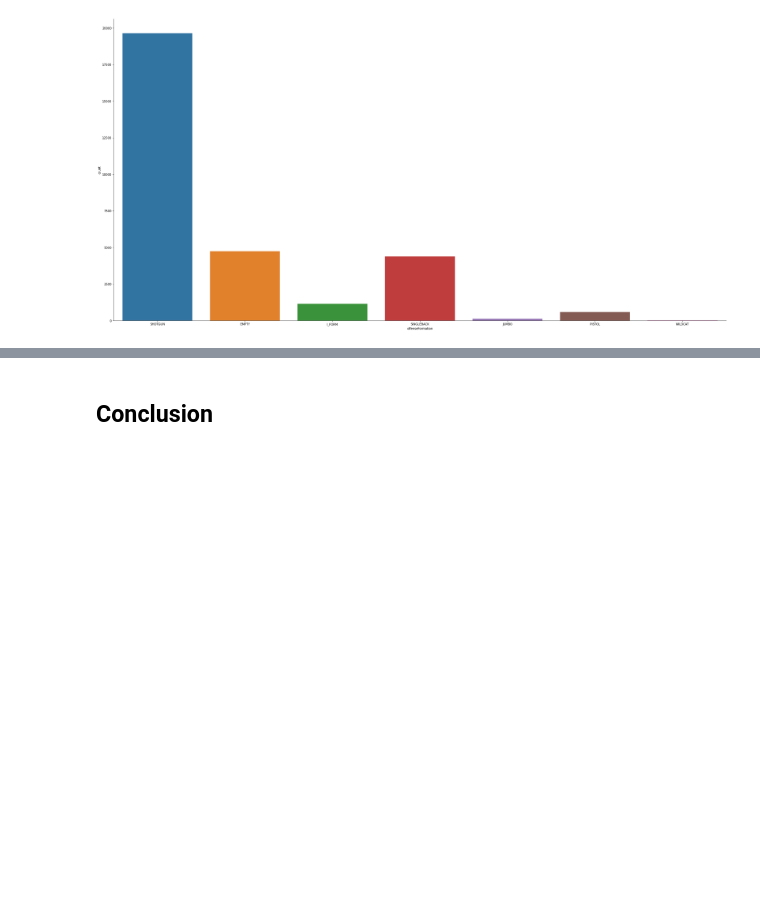
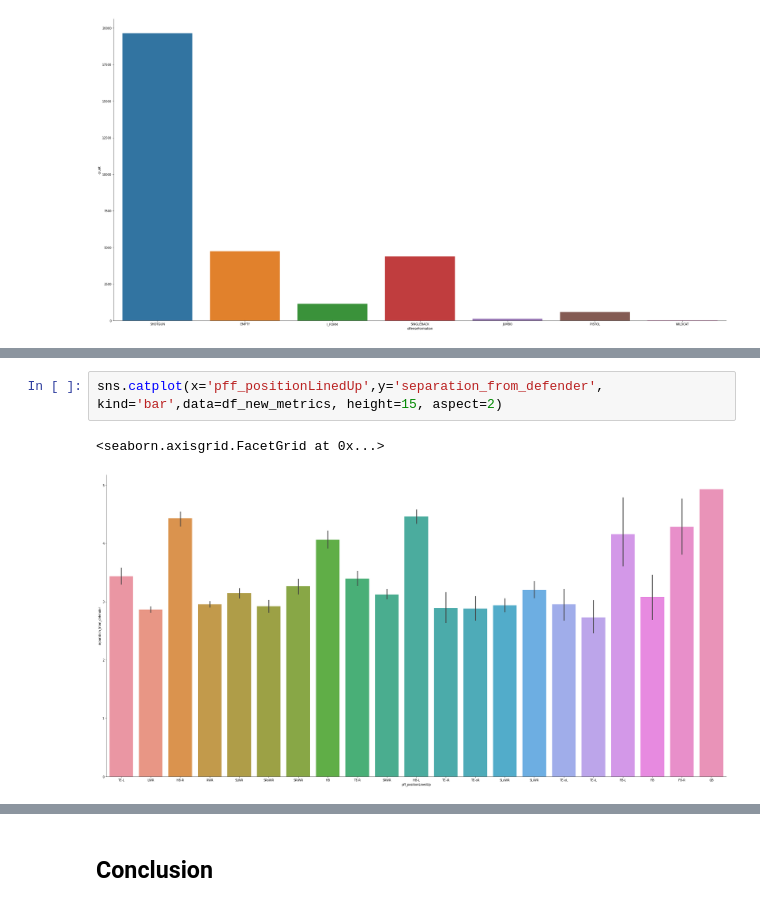
Before and after one commit to bkandikonda27/ExpectedPassingYardsMetricNFL, a Jupyter notebook: EDA.ipynb, the cells around one changed output, grey strips where cells are left out. Drawn from its saved outputs; the diff is of its cells as text; blank space fills up the shorter version.

```diff
--- a/EDA.ipynb
+++ b/EDA.ipynb
@@ -259,0 +339,5 @@ sns.catplot(x='dropBackType',y='prePenaltyPlayResult', kind='bar',data=df_eda_co
+# %%
+sns.catplot(x='pff_positionLinedUp',y='separation_from_defender', kind='bar',data=df_new_metrics, height=15, aspect=2)
+# %% [output]
+<seaborn.axisgrid.FacetGrid at 0x...>
+[figure, added]
```
Also changed, not shown: parts of 22 cells of this notebook, 1 other file.
